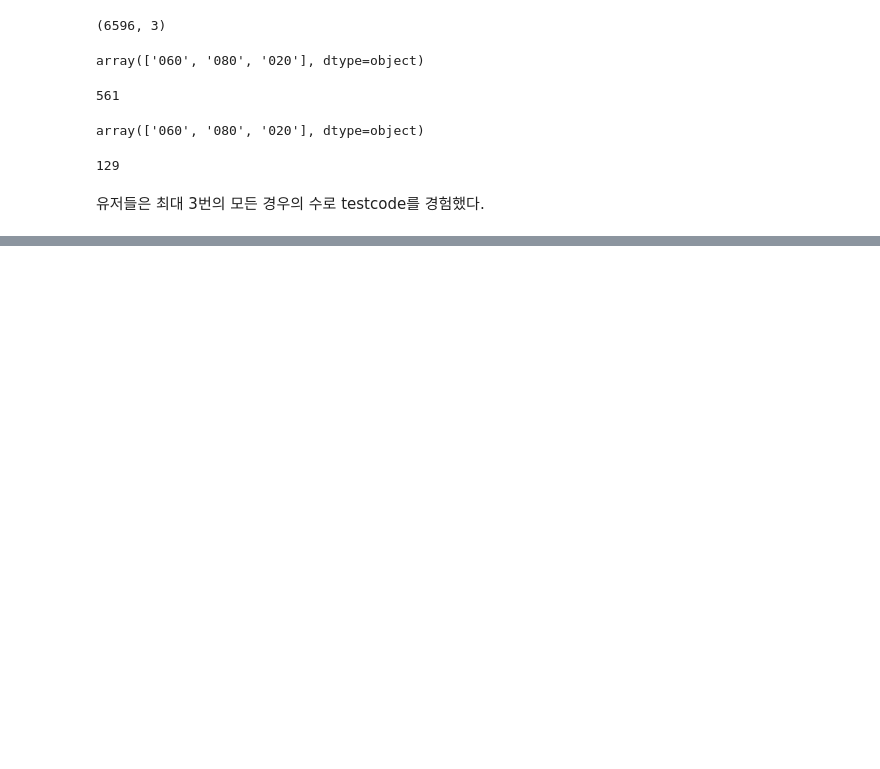
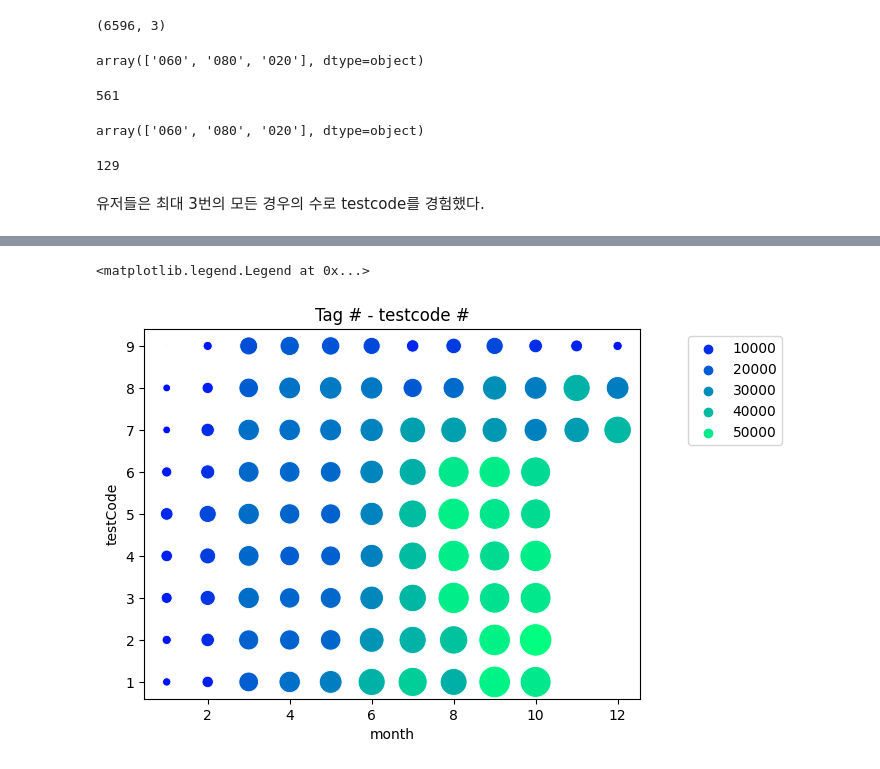
Before and after one commit to boostcampaitech5/level2_dkt-recsys-09, a Jupyter notebook: eda/khw_eda.ipynb, the cells around one changed output, grey strips where cells are left out. Cells and saved outputs as stored; diff of their text form; code cells hidden in the pictures; blank space fills up the shorter version.

Commit message:
fact: add eda - month - testCode relationship - month - KnowledgeTag relationship

```diff
--- a/eda/khw_eda.ipynb
+++ b/eda/khw_eda.ipynb
@@ -725,0 +766,7 @@ tag_lv_groupby.sort_index()
+# %%
+df['testCode'] = df['testId'].apply(lambda x : x[1:4])
+
+#testCode 1~9의 정수형 값으로 변환
+df['testCode'] = df['testCode'].astype('int') //10
+# %%
+df['month'] = df['Timestamp'].dt.month
@@ -725,0 +789,5 @@ tag_lv_groupby.sort_index()
+# %%
+month_groupby_2 = df.groupby(['month', 'testCode']).agg({'assessmentItemID':'count', 'answerCode':'mean'})
+# %%
+month_groupby_2 = month_groupby_2.reset_index()
+month_groupby_2
@@ -725,0 +808,22 @@ tag_lv_groupby.sort_index()
+# %%
+# 점의 크기 범위 설정
+size_range = (10, 20)
+
+# 점의 크기를 정확도 값에 비례하여 계산
+point_size = size_range[0] + (size_range[1] - size_range[0]) * month_groupby_2['assessmentItemID']
+
+g = sns.scatterplot(
+    data=month_groupby_2,
+    x='month',
+    y='testCode',
+    s = month_groupby_2['assessmentItemID']*0.01,
+    hue = month_groupby_2['assessmentItemID'],
+    palette = 'winter',
+    legend = 'brief'
+)
+ax = plt.gca()
+ax.set_title('Tag # - testcode #')
+ax.legend(loc='upper right', bbox_to_anchor=(1.3, 1))
+# %% [output]
+<matplotlib.legend.Legend at 0x...>
+[figure, added]
```
Also changed, not shown: parts of 19 cells of this notebook.
